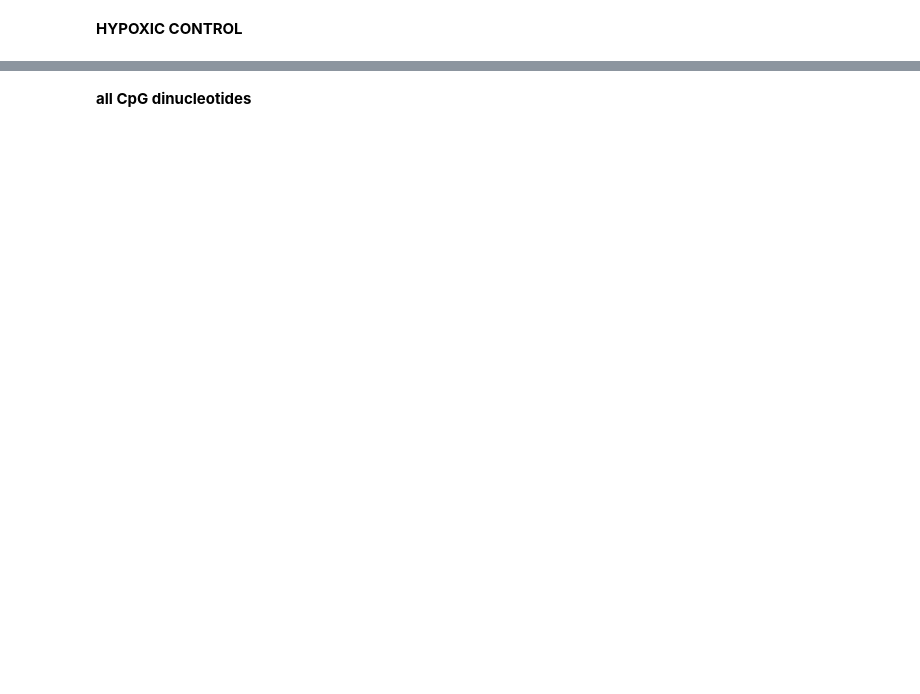
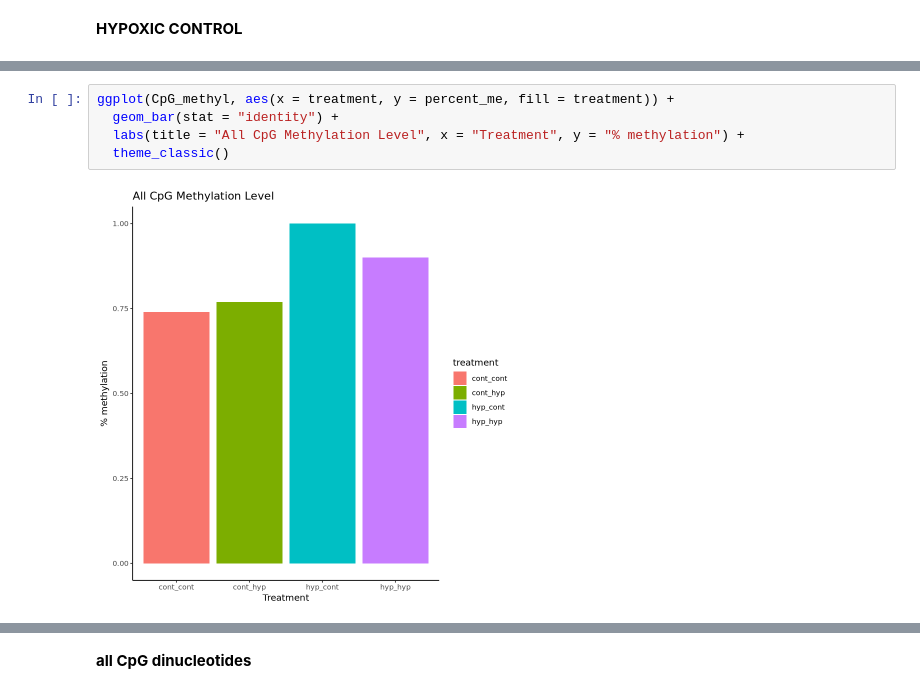
Before and after one commit to jgmcdonough/CE18_methylRAD_analysis, a Jupyter notebook: analysis/methylation_level_of_features.ipynb, the cells around one changed output, grey strips where cells are left out. Cells and saved outputs as stored; diff of their text form; blank space fills up the shorter version.

Commit message:
progress in code to determine overlap of CpG methylation with gene features

```diff
--- a/analysis/methylation_level_of_features.ipynb
+++ b/analysis/methylation_level_of_features.ipynb
@@ -603,3 +608,10 @@ A data.frame: 4 × 2
+# %%
+ggplot(CpG_methyl, aes(x = treatment, y = percent_me, fill = treatment)) +
+  geom_bar(stat = "identity") +
+  labs(title = "All CpG Methylation Level", x = "Treatment", y = "% methylation") +
+  theme_classic()
+# %% [output]
+[figure, added]
 # %%
 cont <- c(CHpercent_me, CCpercent_me)
 hyp <- c(HHpercent_me, HCpercent_me)
```
Also changed, not shown: parts of 63 cells of this notebook.
